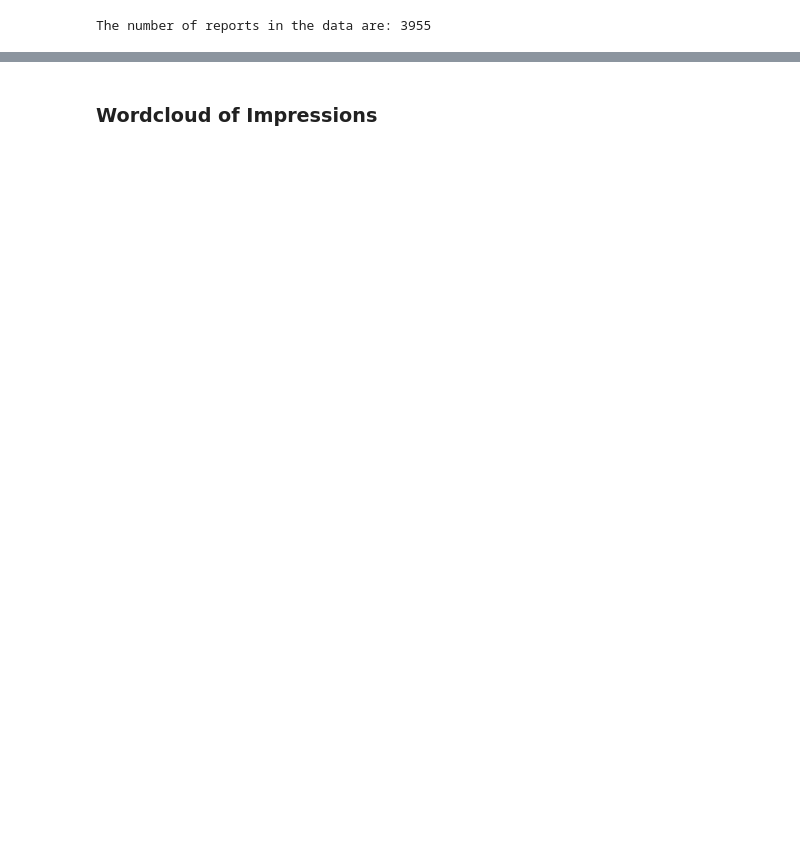
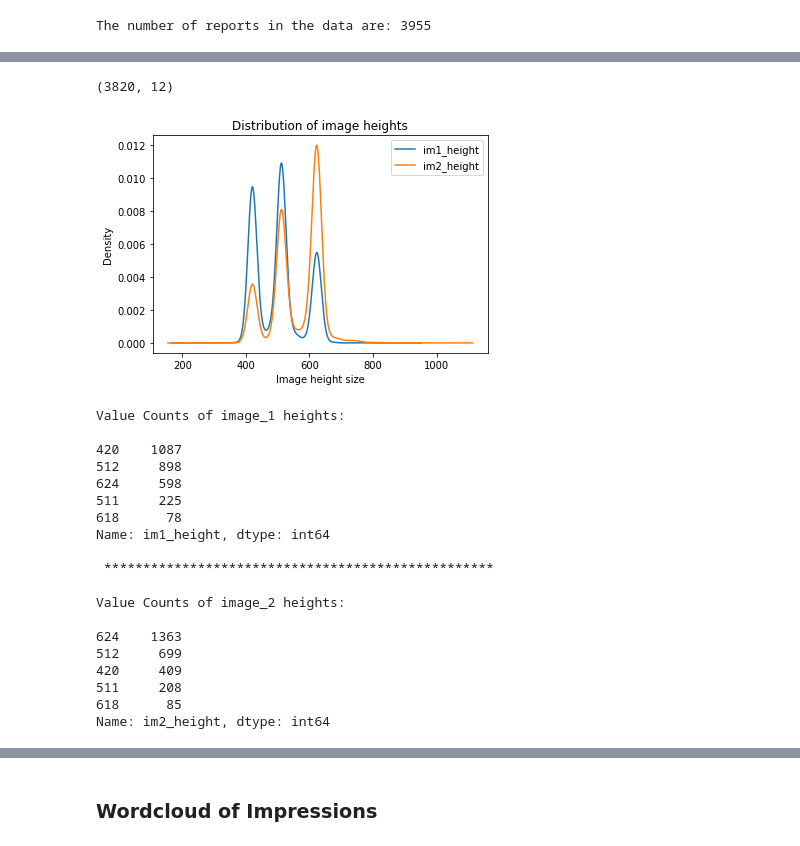
Before and after one commit to agno-nymous/Medical-Image-Captioning-on-Chest-X-rays, a Jupyter notebook: EDA_Medical_Report.ipynb, the cells around one changed output, grey strips where cells are left out. Cells and saved outputs as stored; diff of their text form; code cells hidden in the pictures; blank space fills up the shorter version.

```diff
--- a/EDA_Medical_Report.ipynb
+++ b/EDA_Medical_Report.ipynb
@@ -191,0 +289,38 @@ df.head()
+# %%
+# df.to_pickle("/content/drive/My Drive/Medical image Reporting/df_final.pkl")
+df = pd.read_pickle("/content/drive/My Drive/Medical image Reporting/df_final.pkl")
+df.shape
+# %% [output]
+(3820, 12)
+# %%
+ax = df[['im1_height','im2_height']].plot(kind='kde')
+ax.set_title("Distribution of image heights")
+ax.set_xlabel("Image height size")
+plt.show()
+
+print("\n\nValue Counts of image_1 heights:\n")
+print(df.im1_height.value_counts()[:5])
+print("\n","*"*50,"\n")
+print("Value Counts of image_2 heights:\n")
+print(df.im2_height.value_counts()[:5])
+# %% [output]
+[figure, added]
+Value Counts of image_1 heights:
+
+420    1087
+512     898
+624     598
+511     225
+618      78
+Name: im1_height, dtype: int64
+
+ **************************************************
+
+Value Counts of image_2 heights:
+
+624    1363
+512     699
+420     409
+511     208
+618      85
+Name: im2_height, dtype: int64
```
Also changed, not shown: parts of 28 cells of this notebook.
